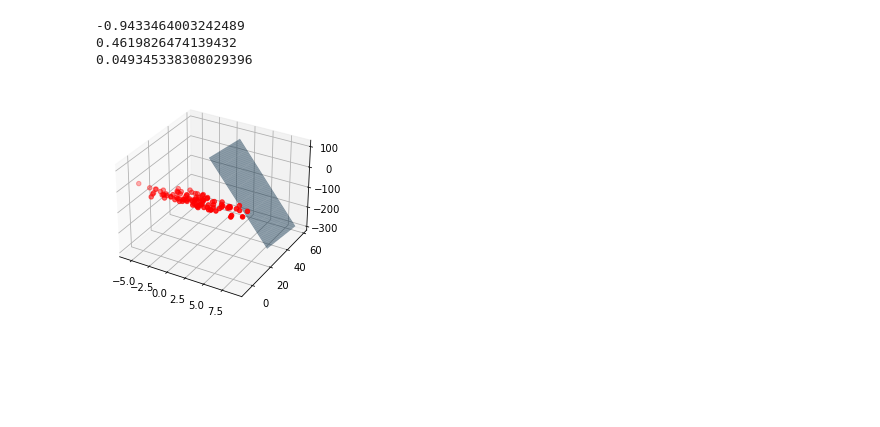
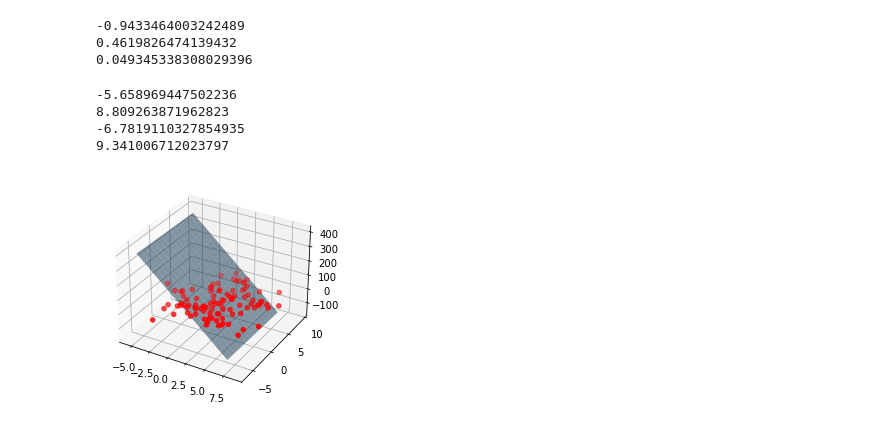
Before and after one commit to EL-Magnific-o/Fintech, a Jupyter notebook: Multiple_Linear_Regression_Model.ipynb, the cells around one changed output. Drawn from its saved outputs; the diff is of its cells as text; code cells hidden in the pictures; blank space fills up the shorter version.

```diff
--- a/Multiple_Linear_Regression_Model.ipynb
+++ b/Multiple_Linear_Regression_Model.ipynb
@@ -105,14 +105,23 @@ y_pred = alpha + (beta1 * x1)+(beta2 * x2)
 
 #plt.plot(x1,x2, y_pred)
 #plt.scatter(x1,x2, y, color='r')
-#plt.show()
+#plt.show()25, 60   (range(1, 10), range(25, 60))
+print(min(x1))
+print(max(x1))
+print(min(x2))
+print(max(x2))
+# %% [output]
+-5.658969447502236
+8.809263871962823
+-6.7819110327854935
+9.341006712023797
 # %%
 fig = plt.figure()
 ax = fig.add_subplot(111, projection='3d')
 ax.scatter(df['x1'], df['x2'], df['y'], c = 'r', marker = 'o')
-xx1, xx2 = np.meshgrid(range(1, 10), range(25, 60))
+xx1, xx2 = np.meshgrid(range(-5,8), range(-6,9))
 yy = -45.25*xx1 - 0.886*xx2 + 169.23
 ax.plot_surface(xx1, xx2, yy, alpha=0.5)
 plt.show()
 # %% [output]
-[figure, old version]
+[figure, new version]
```
